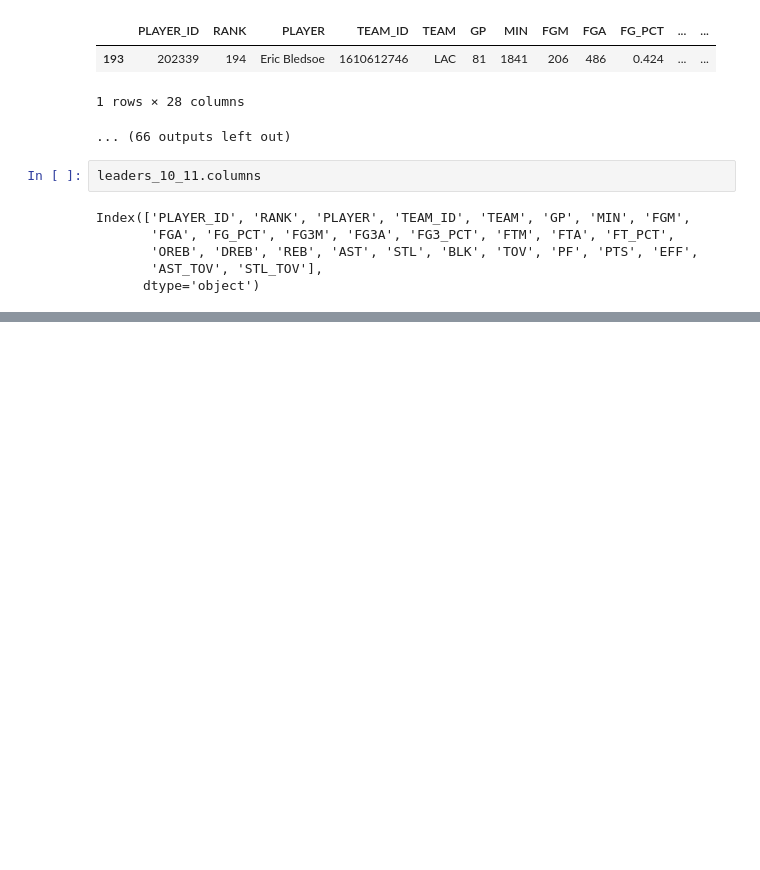
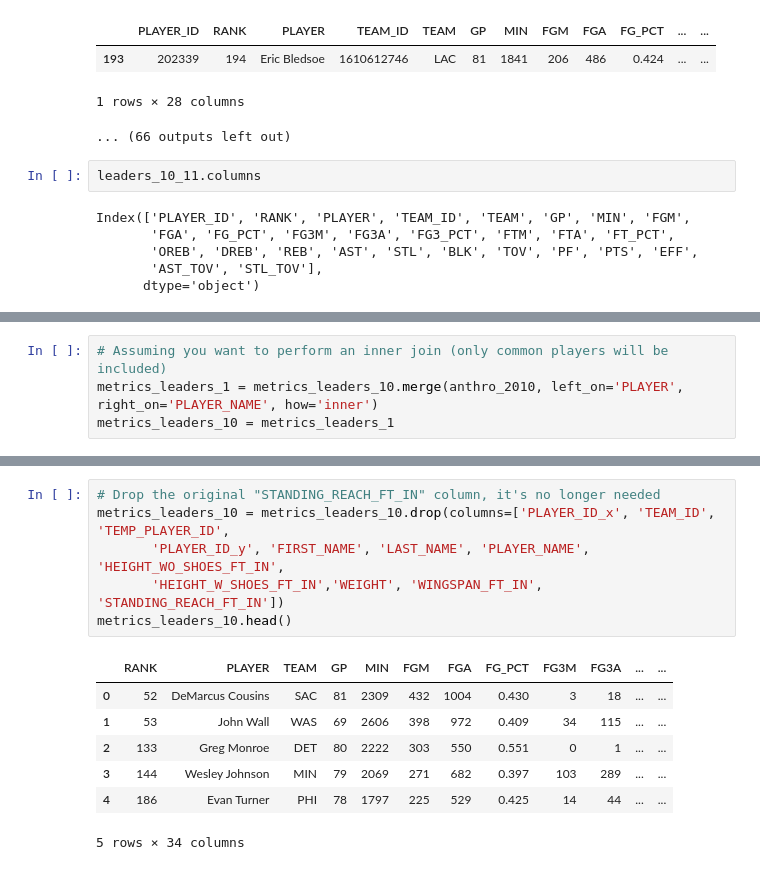
Before and after one commit to mannievilla/NBA-Draft-Selections, a Jupyter notebook: NBA_webscrape.ipynb, the cells around one changed output, grey strips where cells are left out. Drawn from its saved outputs; the diff is of its cells as text; blank space fills up the shorter version.

```diff
--- a/NBA_webscrape.ipynb
+++ b/NBA_webscrape.ipynb
@@ -478,0 +581,4 @@ metrics_leaders_10
+# %%
+# Assuming you want to perform an inner join (only common players will be included)
+metrics_leaders_1 = metrics_leaders_10.merge(anthro_2010, left_on='PLAYER', right_on='PLAYER_NAME', how='inner')
+metrics_leaders_10 = metrics_leaders_1
@@ -478,0 +612,14 @@ metrics_leaders_10
+# %%
+# Drop the original "STANDING_REACH_FT_IN" column, it's no longer needed
+metrics_leaders_10 = metrics_leaders_10.drop(columns=['PLAYER_ID_x', 'TEAM_ID', 'TEMP_PLAYER_ID',
+       'PLAYER_ID_y', 'FIRST_NAME', 'LAST_NAME', 'PLAYER_NAME', 'HEIGHT_WO_SHOES_FT_IN',
+       'HEIGHT_W_SHOES_FT_IN','WEIGHT', 'WINGSPAN_FT_IN', 'STANDING_REACH_FT_IN'])
+metrics_leaders_10.head()
+# %% [output]
+|  | RANK | PLAYER | TEAM | GP | MIN | FGM | FGA | FG_PCT | FG3M | FG3A | ... | ... |
+| 0 | 52 | DeMarcus Cousins | SAC | 81 | 2309 | 432 | 1004 | 0.430 | 3 | 18 | ... | ... |
+| 1 | 53 | John Wall | WAS | 69 | 2606 | 398 | 972 | 0.409 | 34 | 115 | ... | ... |
+| 2 | 133 | Greg Monroe | DET | 80 | 2222 | 303 | 550 | 0.551 | 0 | 1 | ... | ... |
+| 3 | 144 | Wesley Johnson | MIN | 79 | 2069 | 271 | 682 | 0.397 | 103 | 289 | ... | ... |
+| 4 | 186 | Evan Turner | PHI | 78 | 1797 | 225 | 529 | 0.425 | 14 | 44 | ... | ... |
+5 rows × 34 columns
```
Also changed, not shown: parts of 21 cells of this notebook.
